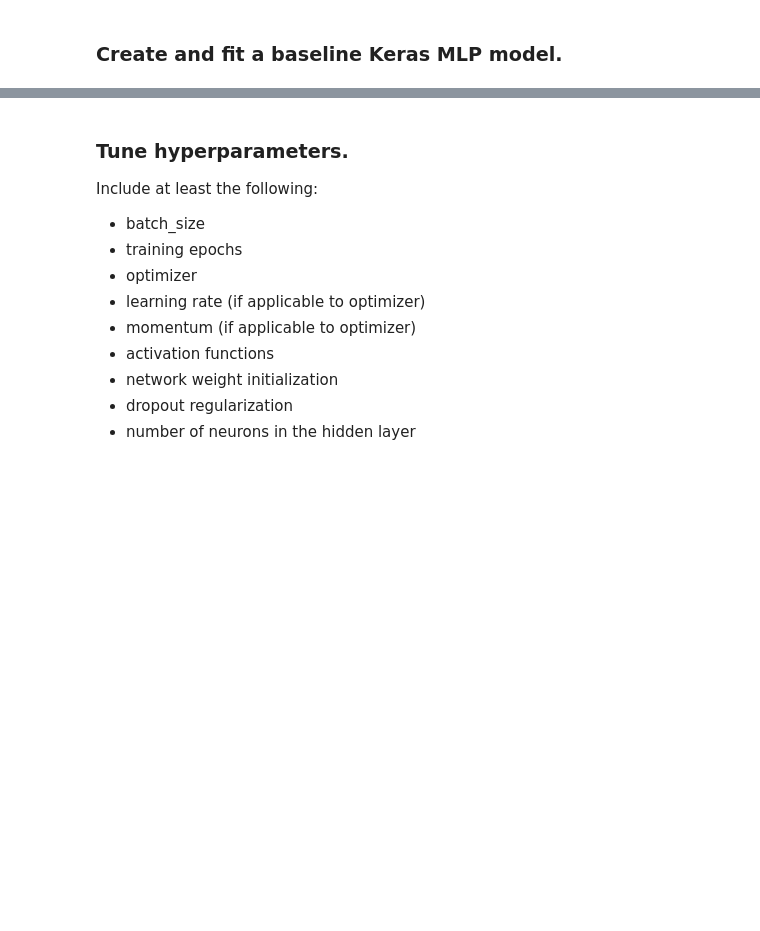
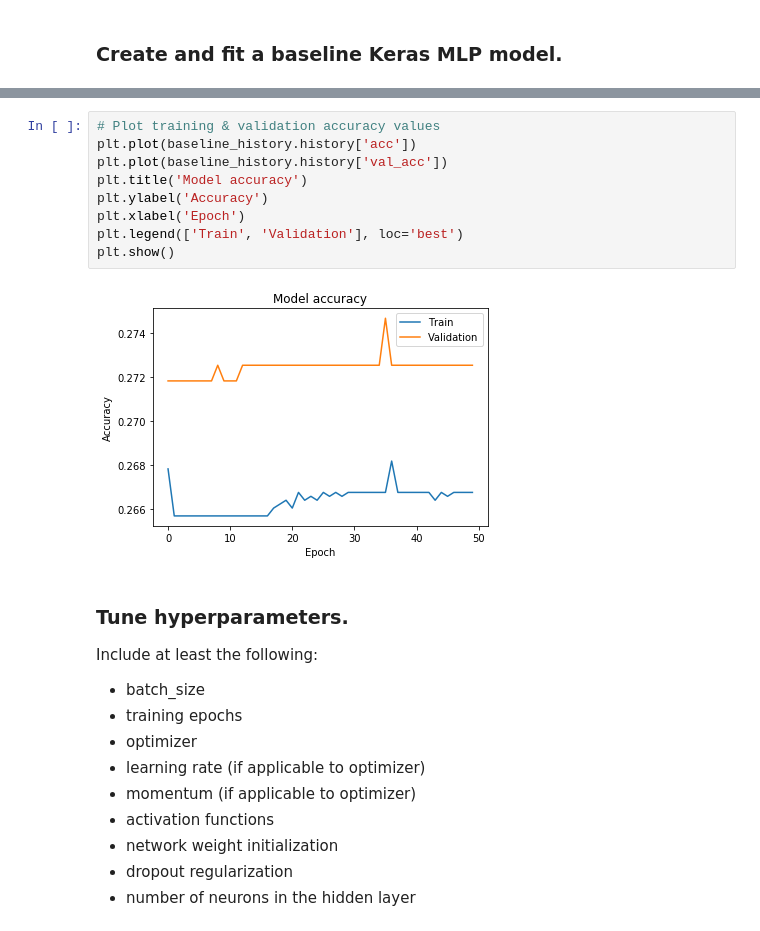
Before and after one commit to bloominstituteoftechnology/DS-Unit-4-Sprint-2-Neural-Networks, a Jupyter notebook: module4-Hyperparameter-Tuning/LS_DS_424_Hyperparameter_Tuning_Assignment.ipynb, the cells around one changed output, grey strips where cells are left out. Drawn from its saved outputs; the diff is of its cells as text; blank space fills up the shorter version.

```diff
--- a/module4-Hyperparameter-Tuning/LS_DS_424_Hyperparameter_Tuning_Assignment.ipynb
+++ b/module4-Hyperparameter-Tuning/LS_DS_424_Hyperparameter_Tuning_Assignment.ipynb
@@ -215,3 +257,14 @@ X = normalizer.fit_transform(X)
+# %%
+# Plot training & validation accuracy values
+plt.plot(baseline_history.history['acc'])
+plt.plot(baseline_history.history['val_acc'])
+plt.title('Model accuracy')
+plt.ylabel('Accuracy')
+plt.xlabel('Epoch')
+plt.legend(['Train', 'Validation'], loc='best')
+plt.show()
+# %% [output]
+[figure, added]
 # %% [markdown]
 ### Tune hyperparameters.
 
```
Also changed, not shown: parts of 11 cells of this notebook.
